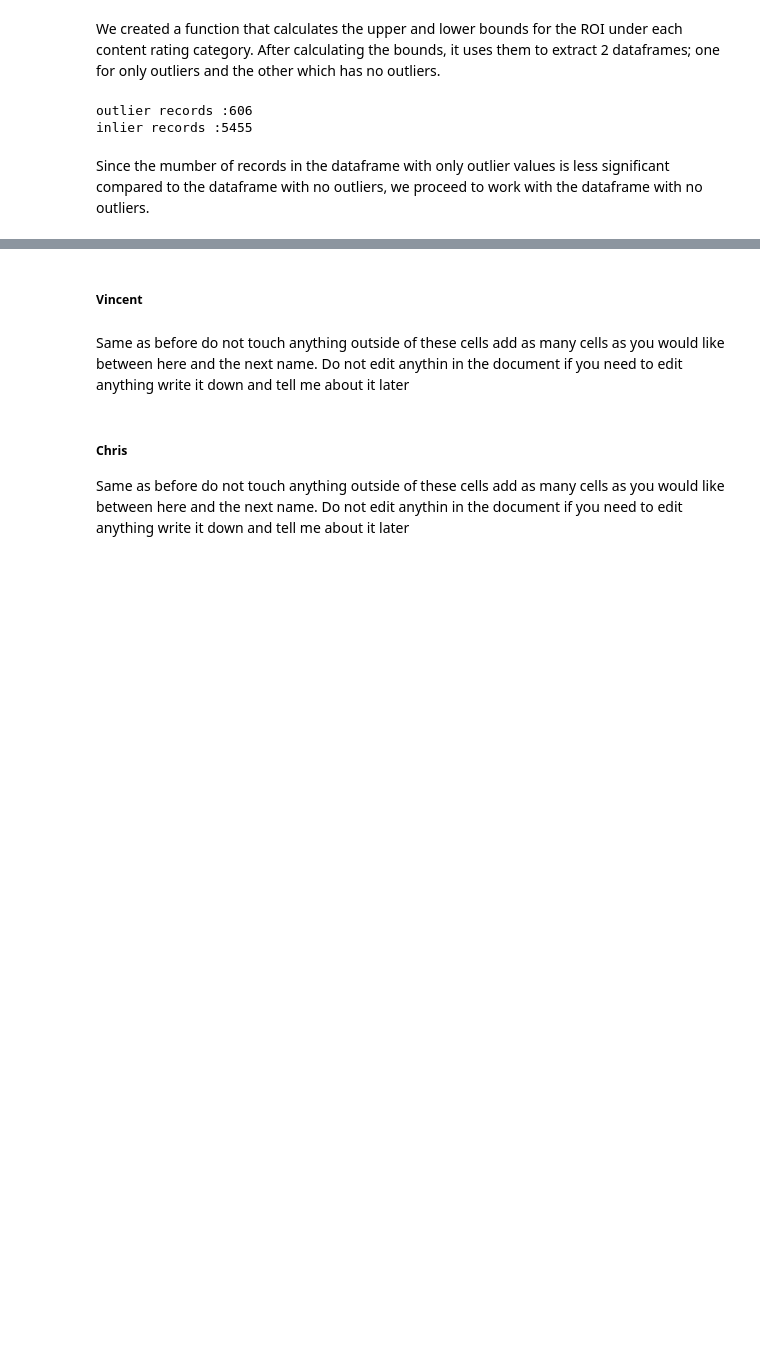
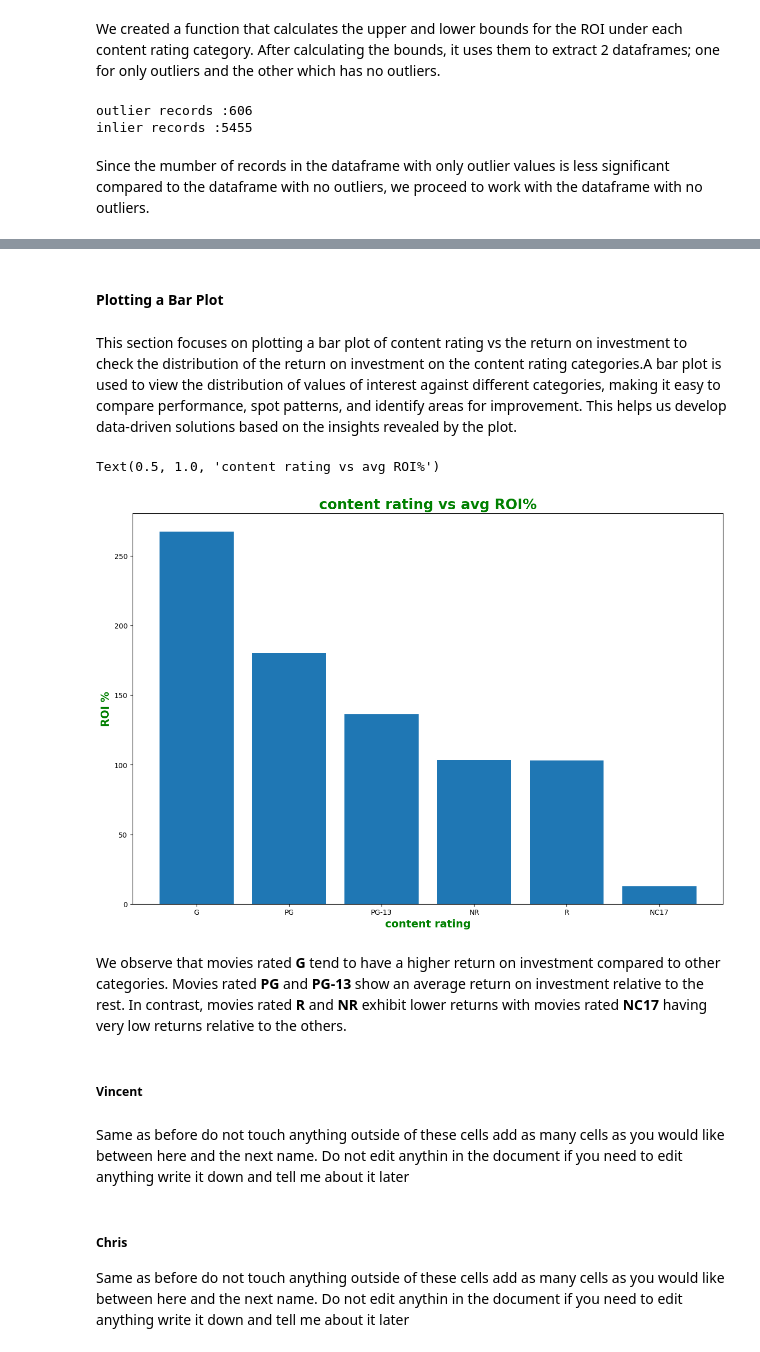
Before and after one commit to Tdoggie/phase-2-project, a Jupyter notebook: index.ipynb, the cells around one changed output, grey strips where cells are left out. Cells and saved outputs as stored; diff of their text form; code cells hidden in the pictures; blank space fills up the shorter version.

Commit message:
bar plot

```diff
--- a/index.ipynb
+++ b/index.ipynb
@@ -875,0 +878,4 @@ Since the mumber of records in the dataframe with only outlier values is less si
+# %%
+# grouping the df
+grouped_cleaned_df =cleaned_df2.groupby("content_rating")["ROI (%)"].mean().reset_index().sort_values(by="ROI (%)",ascending=False)
+grouped_cleaned_df
@@ -876,3 +890,19 @@ Since the mumber of records in the dataframe with only outlier values is less si
+# %% [markdown]
+#### **Plotting a Bar Plot**
+# %% [markdown]
+This section focuses on plotting a bar plot of content rating vs the return on investment to check the distribution of the return on investment on the content rating categories.A bar plot is used to view the distribution of values of interest against different categories, making it easy to compare performance, spot patterns, and identify areas for improvement. This helps us develop data-driven solutions based on the insights revealed by the plot.
+# %%
+# plot a bar plot
+plt.figure(figsize=(15,10))
+plt.bar(grouped_cleaned_df["content_rating"],grouped_cleaned_df["ROI (%)"])
+plt.xlabel("content rating",fontsize=15,color="g",fontweight="bold")
+plt.ylabel("ROI %",fontsize=15,fontweight="bold",color="g")
+plt.title("content rating vs avg ROI%",fontsize=20,fontweight="bold",color="g")
+# %% [output]
+Text(0.5, 1.0, 'content rating vs avg ROI%')
+[figure, added]
+# %% [markdown]
+We observe that movies rated **G** tend to have a higher return on investment compared to other categories. Movies rated **PG** and **PG-13** show an average return on investment relative to the rest. In contrast, movies rated **R** and **NR** exhibit lower returns with movies rated **NC17** having very low returns relative to the others.
 # %% [markdown]
 ##### Vincent
 # %% [markdown]
```
Also changed, not shown: parts of 2 cells of this notebook.
